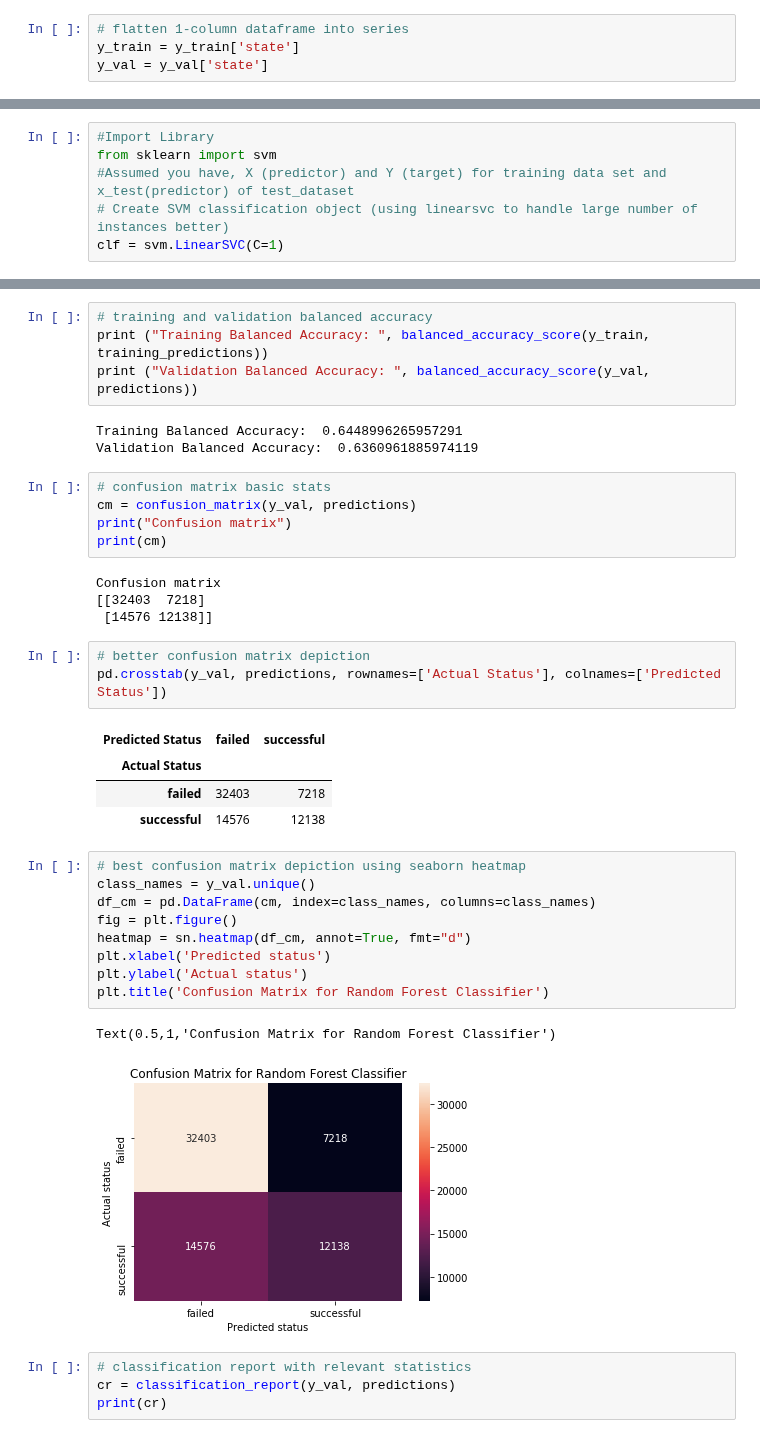
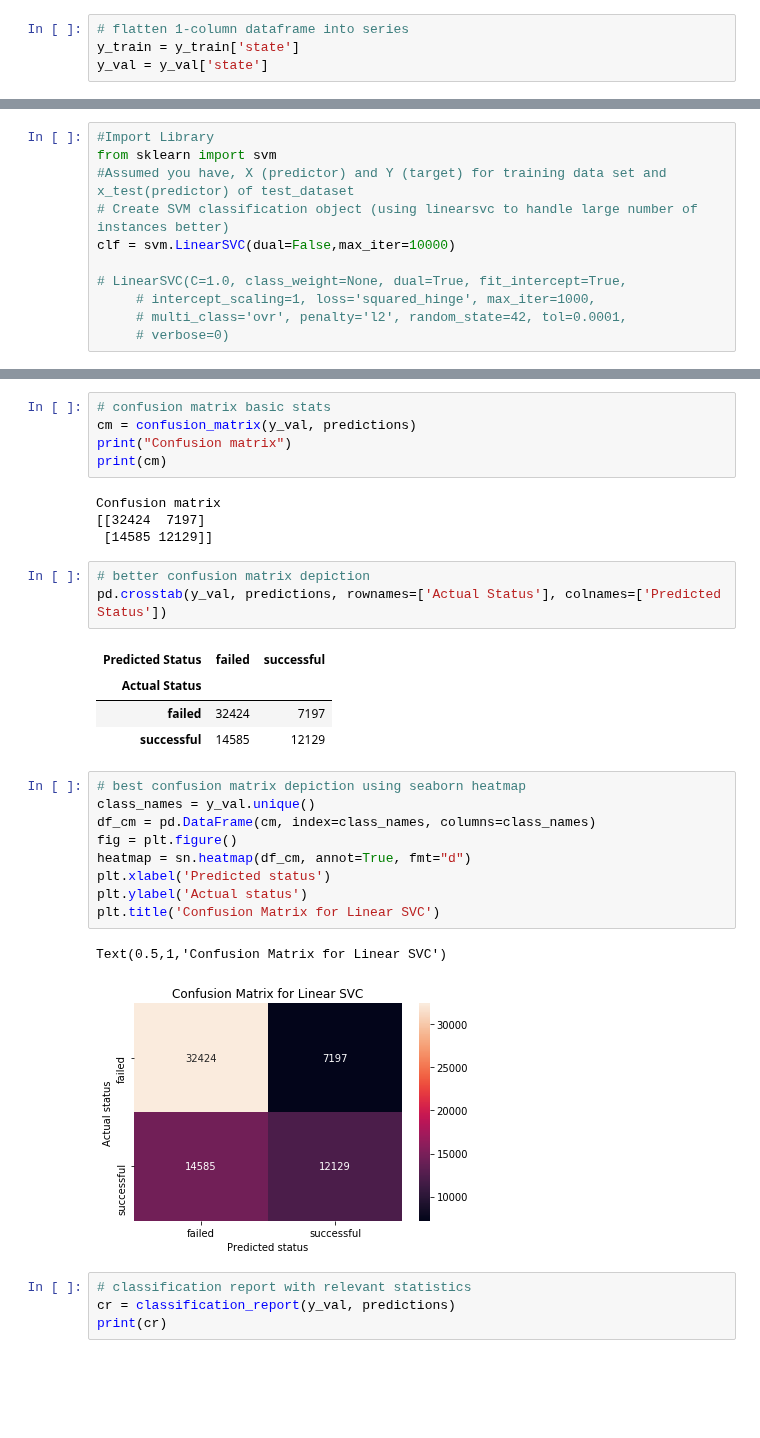
Before and after one commit to liberrhythm/mlvu-kickstarter-project, a Jupyter notebook: kickstarter-svm-analysis.ipynb, the cells around one changed output, grey strips where cells are left out. Cells and saved outputs as stored; diff of their text form; blank space fills up the shorter version.

```diff
--- a/kickstarter-svm-analysis.ipynb
+++ b/kickstarter-svm-analysis.ipynb
@@ -46,4 +67,9 @@ y_val = y_val['state']
 from sklearn import svm
 #Assumed you have, X (predictor) and Y (target) for training data set and x_test(predictor) of test_dataset
 # Create SVM classification object (using linearsvc to handle large number of instances better)
-clf = svm.LinearSVC(C=1)
+clf = svm.LinearSVC(dual=False,max_iter=10000)
+
+# LinearSVC(C=1.0, class_weight=None, dual=True, fit_intercept=True,
+     # intercept_scaling=1, loss='squared_hinge', max_iter=1000,
+     # multi_class='ovr', penalty='l2', random_state=42, tol=0.0001,
+     # verbose=0)
@@ -73,10 +118,3 @@ Validation Accuracy:  0.6714554910680636
-# %%
-# training and validation balanced accuracy
-print ("Training Balanced Accuracy: ", balanced_accuracy_score(y_train, training_predictions))
-print ("Validation Balanced Accuracy: ", balanced_accuracy_score(y_val, predictions))
-# %% [output]
-Training Balanced Accuracy:  0.6448996265957291
-Validation Balanced Accuracy:  0.6360961885974119
 # %%
 # confusion matrix basic stats
 cm = confusion_matrix(y_val, predictions)
@@ -84,28 +122,28 @@ print("Confusion matrix")
 print(cm)
 # %% [output]
 Confusion matrix
-[[32403  7218]
- [14576 12138]]
+[[32424  7197]
+ [14585 12129]]
 # %%
 # better confusion matrix depiction
 pd.crosstab(y_val, predictions, rownames=['Actual Status'], colnames=['Predicted Status'])
 # %% [output]
 | Predicted Status | failed | successful |
 | Actual Status |  |  |
-| failed | 32403 | 7218 |
-| successful | 14576 | 12138 |
+| failed | 32424 | 7197 |
+| successful | 14585 | 12129 |
 # %%
 # best confusion matrix depiction using seaborn heatmap
 class_names = y_val.unique()
 df_cm = pd.DataFrame(cm, index=class_names, columns=class_names)
 fig = plt.figure()
 heatmap = sn.heatmap(df_cm, annot=True, fmt="d")
 plt.xlabel('Predicted status')
 plt.ylabel('Actual status')
-plt.title('Confusion Matrix for Random Forest Classifier')
+plt.title('Confusion Matrix for Linear SVC')
 # %% [output]
-Text(0.5,1,'Confusion Matrix for Random Forest Classifier')
+Text(0.5,1,'Confusion Matrix for Linear SVC')
-[figure, old version]
+[figure, new version]
 # %%
 # classification report with relevant statistics
 cr = classification_report(y_val, predictions)
```
Also changed, not shown: parts of 11 cells of this notebook, 7 other files.
